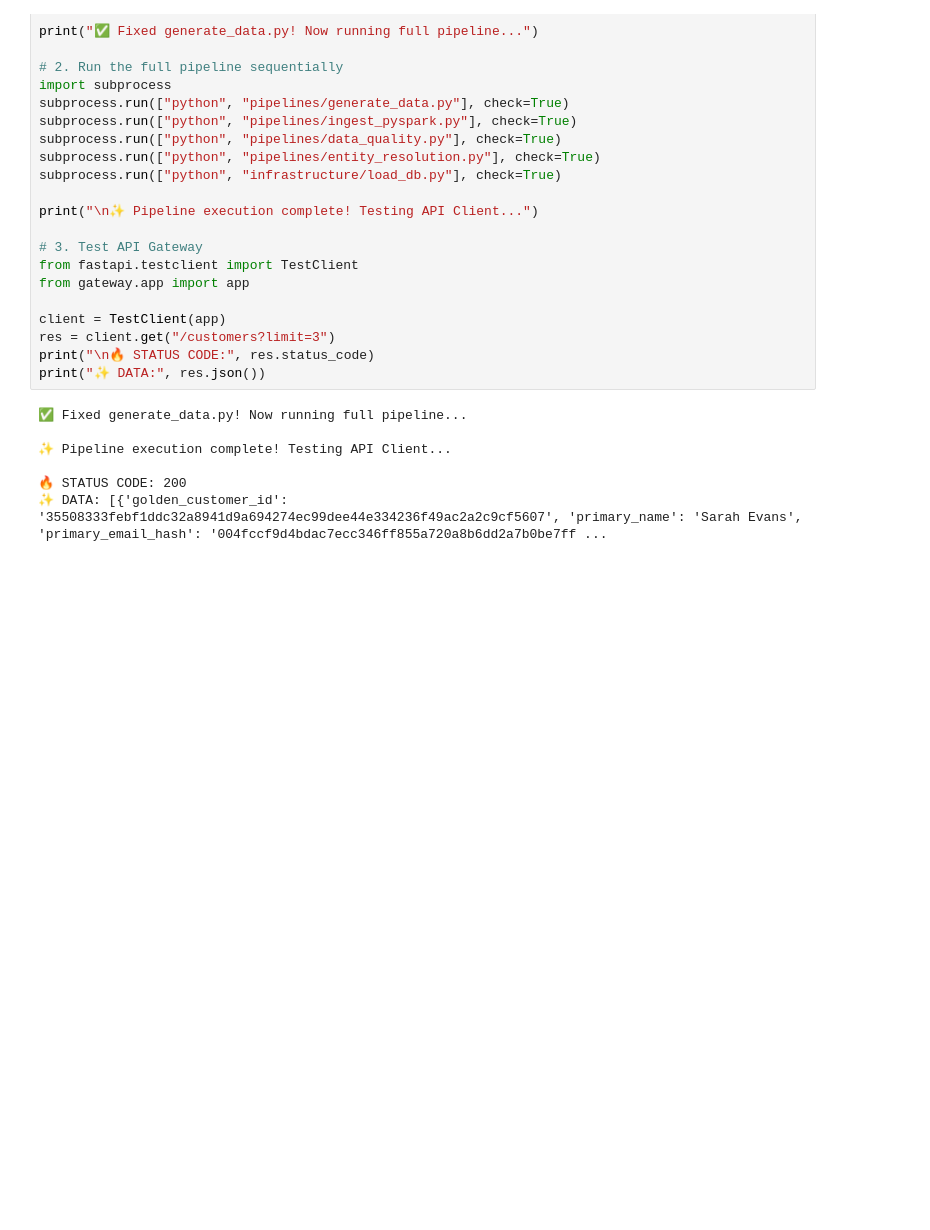
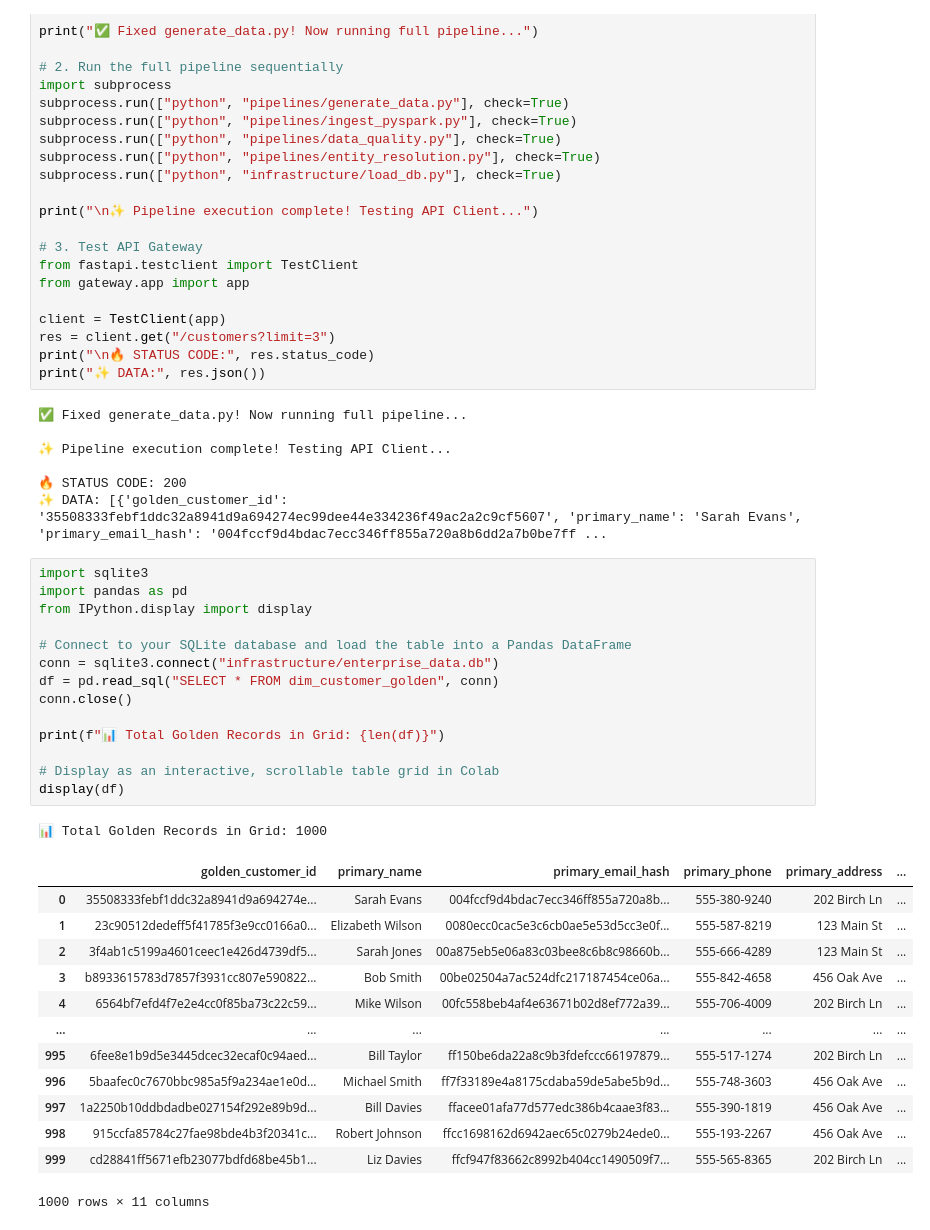
Before and after one commit to mitalidaduria/enterprise-data-platform, a Jupyter notebook: Execution.ipynb, the cells around one changed output. Drawn from its saved outputs; the diff is of its cells as text; blank space fills up the shorter version.

```diff
--- a/Execution.ipynb
+++ b/Execution.ipynb
@@ -158,3 +158,32 @@ print("✨ DATA:", res.json())
 
 🔥 STATUS CODE: 200
 ✨ DATA: [{'golden_customer_id': '35508333febf1ddc32a8941d9a694274ec99dee44e334236f49ac2a2c9cf5607', 'primary_name': 'Sarah Evans', 'primary_email_hash': '004fccf9d4bdac7ecc346ff855a720a8b6dd2a7b0be7ff ...
+# %%
+import sqlite3
+import pandas as pd
+from IPython.display import display
+
+# Connect to your SQLite database and load the table into a Pandas DataFrame
+conn = sqlite3.connect("infrastructure/enterprise_data.db")
+df = pd.read_sql("SELECT * FROM dim_customer_golden", conn)
+conn.close()
+
+print(f"📊 Total Golden Records in Grid: {len(df)}")
+
+# Display as an interactive, scrollable table grid in Colab
+display(df)
+# %% [output]
+📊 Total Golden Records in Grid: 1000
+|  | golden_customer_id | primary_name | primary_email_hash | primary_phone | primary_address | ... |
+| 0 | 35508333febf1ddc32a8941d9a694274e... | Sarah Evans | 004fccf9d4bdac7ecc346ff855a720a8b... | 555-380-9240 | 202 Birch Ln | ... |
+| 1 | 23c90512dedeff5f41785f3e9cc0166a0... | Elizabeth Wilson | 0080ecc0cac5e3c6cb0ae5e53d5cc3e0f... | 555-587-8219 | 123 Main St | ... |
+| 2 | 3f4ab1c5199a4601ceec1e426d4739df5... | Sarah Jones | 00a875eb5e06a83c03bee8c6b8c98660b... | 555-666-4289 | 123 Main St | ... |
+| 3 | b8933615783d7857f3931cc807e590822... | Bob Smith | 00be02504a7ac524dfc217187454ce06a... | 555-842-4658 | 456 Oak Ave | ... |
+| 4 | 6564bf7efd4f7e2e4cc0f85ba73c22c59... | Mike Wilson | 00fc558beb4af4e63671b02d8ef772a39... | 555-706-4009 | 202 Birch Ln | ... |
+| ... | ... | ... | ... | ... | ... | ... |
+| 995 | 6fee8e1b9d5e3445dcec32ecaf0c94aed... | Bill Taylor | ff150be6da22a8c9b3fdefccc66197879... | 555-517-1274 | 202 Birch Ln | ... |
+| 996 | 5baafec0c7670bbc985a5f9a234ae1e0d... | Michael Smith | ff7f33189e4a8175cdaba59de5abe5b9d... | 555-748-3603 | 456 Oak Ave | ... |
+| 997 | 1a2250b10ddbdadbe027154f292e89b9d... | Bill Davies | ffacee01afa77d577edc386b4caae3f83... | 555-390-1819 | 456 Oak Ave | ... |
+| 998 | 915ccfa85784c27fae98bde4b3f20341c... | Robert Johnson | ffcc1698162d6942aec65c0279b24ede0... | 555-193-2267 | 456 Oak Ave | ... |
+| 999 | cd28841ff5671efb23077bdfd68be45b1... | Liz Davies | ffcf947f83662c8992b404cc1490509f7... | 555-565-8365 | 202 Birch Ln | ... |
+1000 rows × 11 columns
```
